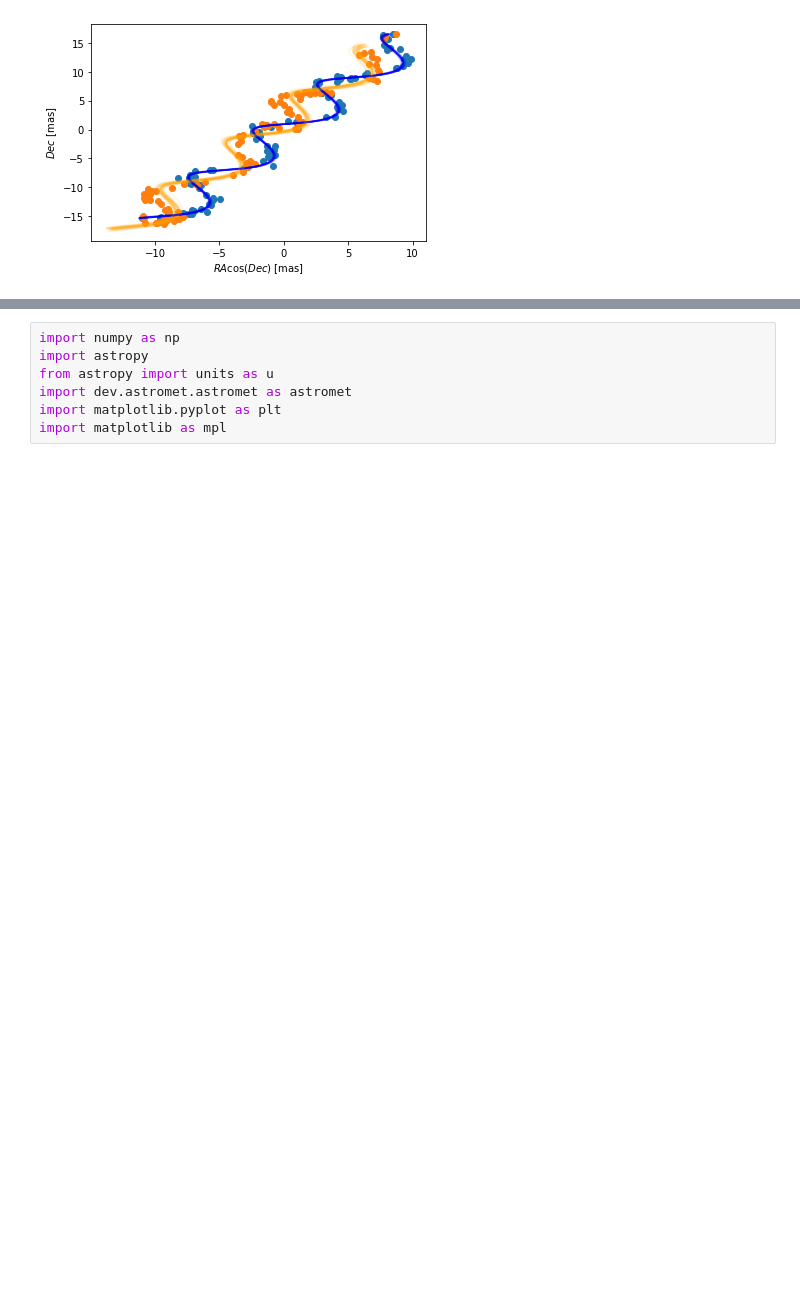
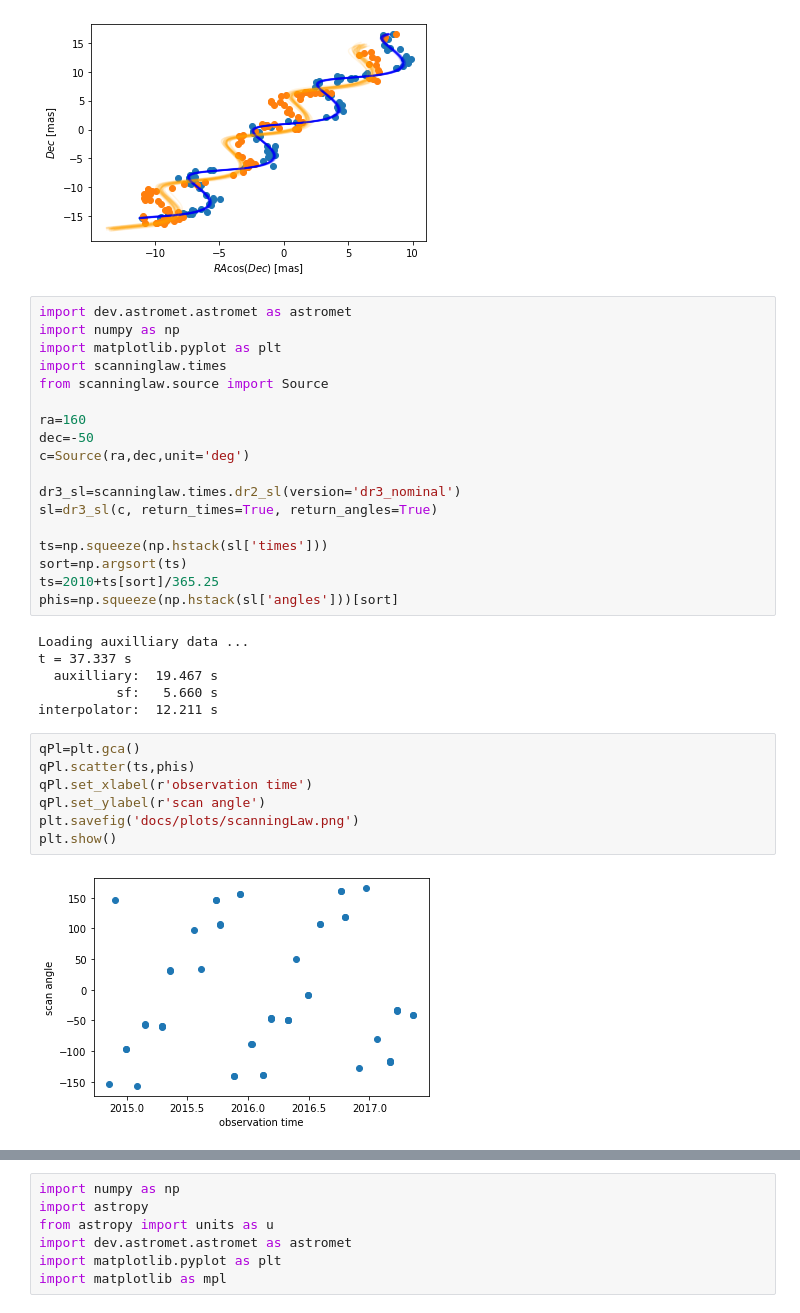
Before and after one commit to zpenoyre/astromet.py, a Jupyter notebook: example.ipynb, the cells around one changed output, grey strips where cells are left out. Cells and saved outputs as stored; diff of their text form; blank space fills up the shorter version.

```diff
--- a/example.ipynb
+++ b/example.ipynb
@@ -143,3 +143,36 @@ plt.show()
 30
 31
 [figure]
+# %%
+import dev.astromet.astromet as astromet
+import numpy as np
+import matplotlib.pyplot as plt
+import scanninglaw.times
+from scanninglaw.source import Source
+
+ra=160
+dec=-50
+c=Source(ra,dec,unit='deg')
+
+dr3_sl=scanninglaw.times.dr2_sl(version='dr3_nominal')
+sl=dr3_sl(c, return_times=True, return_angles=True)
+
+ts=np.squeeze(np.hstack(sl['times']))
+sort=np.argsort(ts)
+ts=2010+ts[sort]/365.25
+phis=np.squeeze(np.hstack(sl['angles']))[sort]
+# %% [output]
+Loading auxilliary data ...
+t = 37.337 s
+  auxilliary:  19.467 s
+          sf:   5.660 s
+interpolator:  12.211 s
+# %%
+qPl=plt.gca()
+qPl.scatter(ts,phis)
+qPl.set_xlabel(r'observation time')
+qPl.set_ylabel(r'scan angle')
+plt.savefig('docs/plots/scanningLaw.png')
+plt.show()
+# %% [output]
+[figure, added]
```
Also changed, not shown: parts of 4 cells of this notebook, 3 other files.
